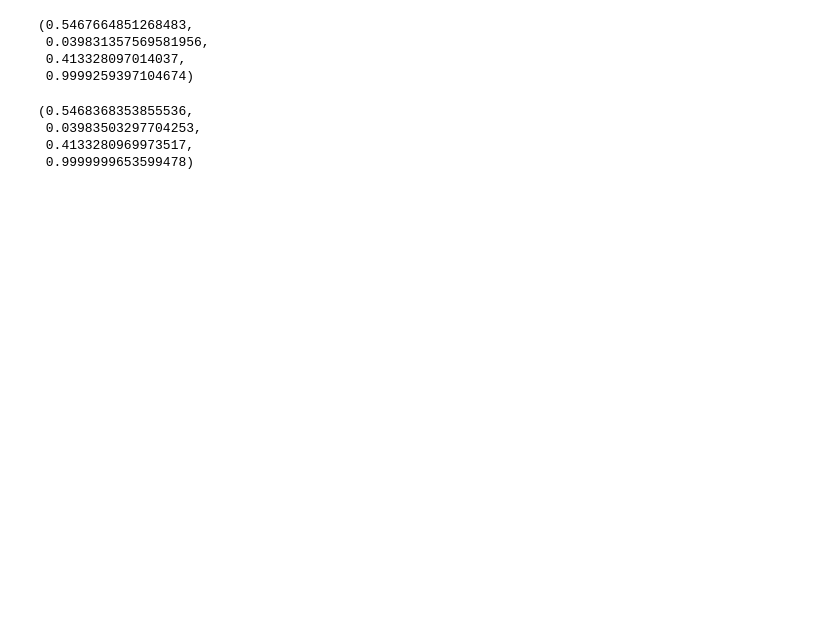
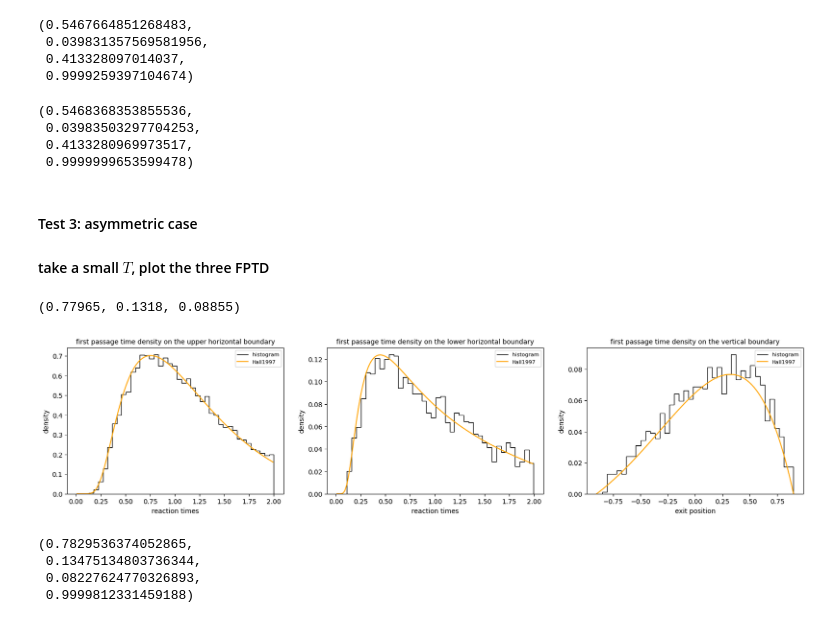
Before and after one commit to RiverFlowsInYou98/DDM, a Jupyter notebook: angle/angel_simulate.ipynb, the cells around one changed output. Drawn from its saved outputs; the diff is of its cells as text; code cells hidden in the pictures; blank space fills up the shorter version.

```diff
--- a/angle/angel_simulate.ipynb
+++ b/angle/angel_simulate.ipynb
@@ -250,3 +288,21 @@ Pu, Pl, Pv, Pu + Pl + Pv
  0.03983503297704253,
  0.4133280969973517,
  0.9999999653599478)
+# %% [markdown]
+#### Test 3: asymmetric case
+#### take a small $T$, plot the three FPTD
+# %%
+mu = 1
+sigma = 1
+a = 1.5
+theta = 0.3
+x0 = -0.3
+T = 2
+# %%
+model = AngleModel(mu=mu, sigma=sigma)
+num_sims = 20000
+upper_time, lower_time, vertical_x = model.simulate_FPTD(init_cond=(0,x0), T=T, a=a, theta=theta, dt=0.001, num=num_sims)
+# %%
+len(upper_time)/num_sims, len(lower_time)/num_sims, len(vertical_x)/num_sims
+# %% [output]
+(0.77965, 0.1318, 0.08855)
@@ -252,0 +336,40 @@ Pu, Pl, Pv, Pu + Pl + Pv
+# %%
+
+fig, ax = plt.subplots(1, 3, figsize=(20, 4), dpi=100)
+ax[0].stairs(counts_u/num_sims/dt_u, bins_u, color="black", label="histogram")
+ax[0].plot(ts, probu2_list, label="Hall1997", color="orange")
+ax[0].legend(fontsize=8)
+ax[0].set_title("first passage time density on the upper horizontal boundary", fontsize=10)
+ax[0].set_xlabel("reaction times")
+ax[0].set_ylabel("density")
+
+ax[1].stairs(counts_l/num_sims/dt_l, bins_l, color="black", label="histogram")
+ax[1].plot(ts, probl2_list, label="Hall1997", color="orange")
+ax[1].legend(fontsize=8)
+ax[1].set_title("first passage time density on the lower horizontal boundary", fontsize=10)
+ax[1].set_xlabel("reaction times")
+ax[1].set_ylabel("density")
+
+ax[2].stairs(counts_v/num_sims/dx_v, bins_v, color="black", label="histogram")
+ax[2].plot(xs, probv2_list, label="Hall1997", color="orange")
+ax[2].legend(fontsize=8)
+ax[2].set_title("first passage time density on the vertical boundary", fontsize=10)
+ax[2].set_xlabel("exit position")
+ax[2].set_ylabel("density")
+
+plt.show()
+# %% [output]
+[figure, added]
+# %%
+density_upper_eval = lambda t: density_upper(t, mu=mu, a=a, b=theta, x0=x0, trunc_num=50)
+density_lower_eval = lambda t: density_lower(t, mu=mu, a=a, b=theta, x0=x0, trunc_num=50)
+density_verti_eval = lambda x: density_vertical(x, mu=mu, a=a, b=theta, x0=x0, T=T, trunc_num=35, if_logsumexp=False)
+Pu, _ = fixed_quad(density_upper_eval, 0, T, n=10)
+Pl, _ = fixed_quad(density_lower_eval, 0, T, n=10)
+Pv, _ = fixed_quad(density_verti_eval, -a + theta * T, a - theta * T, n=10)
+Pu, Pl, Pv, Pu + Pl + Pv
+# %% [output]
+(0.7829536374052865,
+ 0.13475134803736344,
+ 0.08227624770326893,
+ 0.9999812331459188)
```
Also changed, not shown: parts of 13 cells of this notebook, 1 other file.
